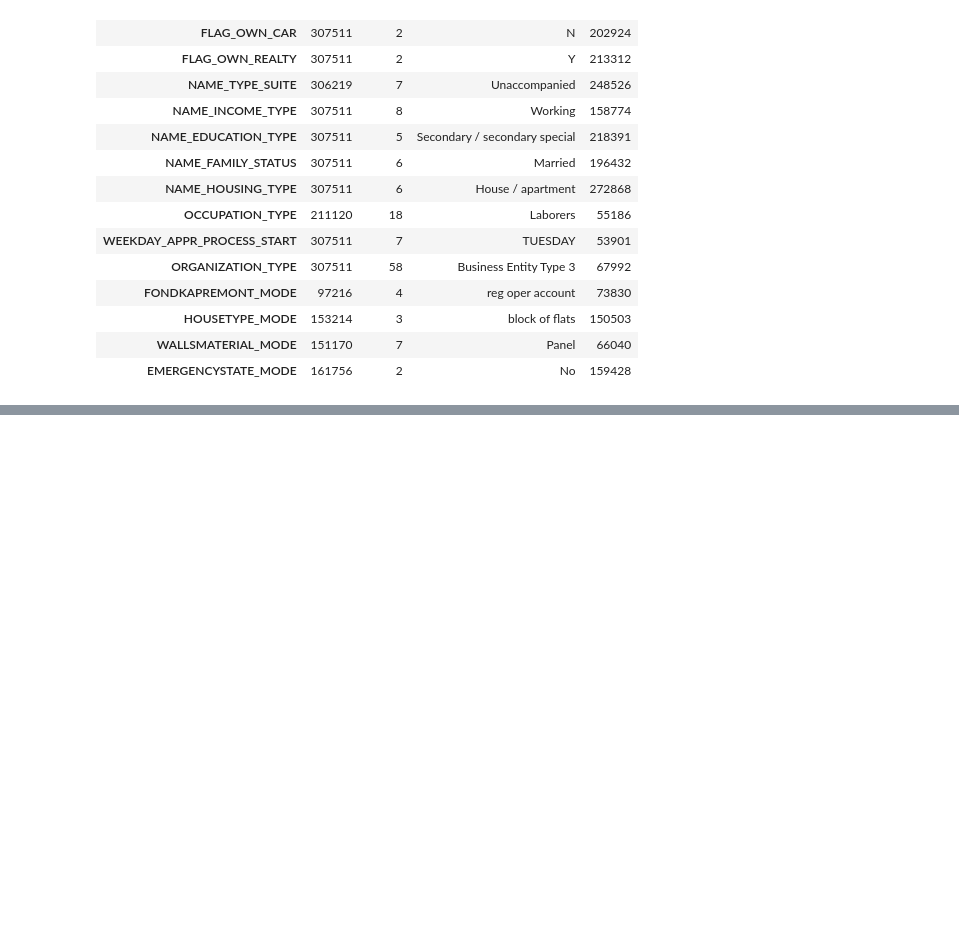
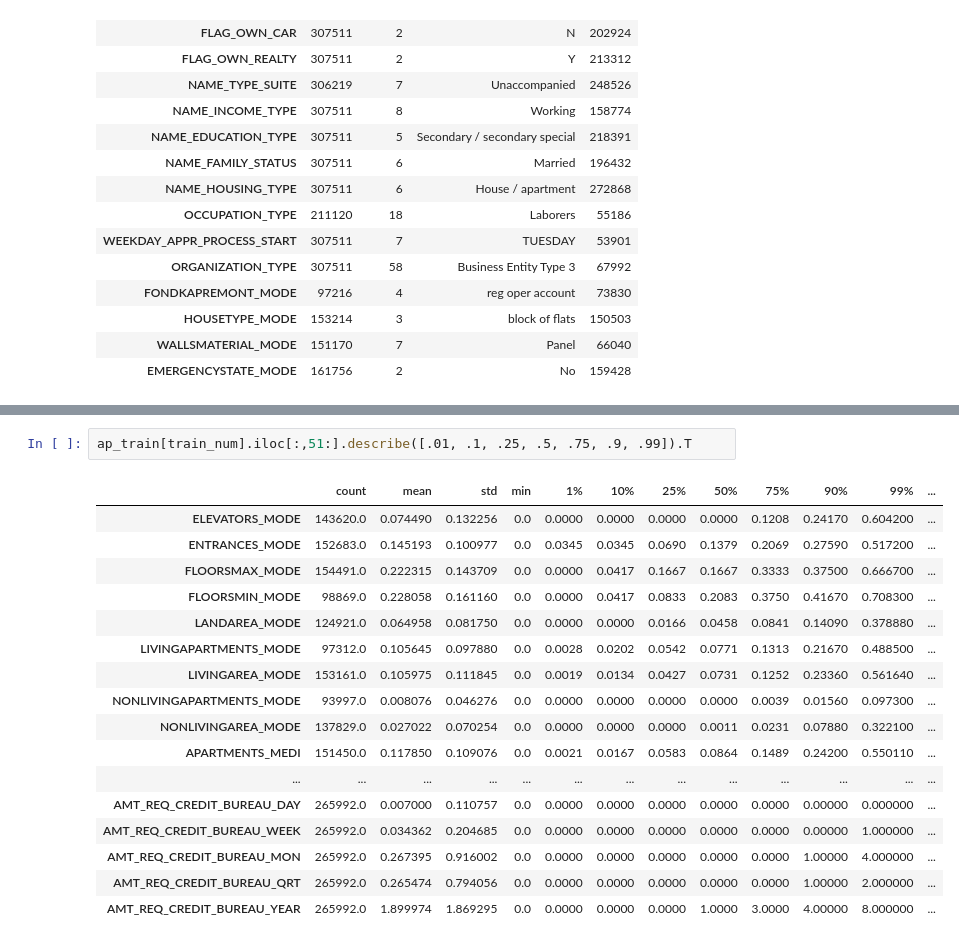
Before and after one commit to oahphan/Home-credit-default-risk, a Jupyter notebook: home_credit_risk.ipynb, the cells around one changed output, grey strips where cells are left out. Drawn from its saved outputs; the diff is of its cells as text; blank space fills up the shorter version.

```diff
--- a/home_credit_risk.ipynb
+++ b/home_credit_risk.ipynb
@@ -806,0 +830,20 @@ ap_train.describe(include = 'O').T
+# %%
+ap_train[train_num].iloc[:,51:].describe([.01, .1, .25, .5, .75, .9, .99]).T
+# %% [output]
+|  | count | mean | std | min | 1% | 10% | 25% | 50% | 75% | 90% | 99% | ... |
+| ELEVATORS_MODE | 143620.0 | 0.074490 | 0.132256 | 0.0 | 0.0000 | 0.0000 | 0.0000 | 0.0000 | 0.1208 | 0.24170 | 0.604200 | ... |
+| ENTRANCES_MODE | 152683.0 | 0.145193 | 0.100977 | 0.0 | 0.0345 | 0.0345 | 0.0690 | 0.1379 | 0.2069 | 0.27590 | 0.517200 | ... |
+| FLOORSMAX_MODE | 154491.0 | 0.222315 | 0.143709 | 0.0 | 0.0000 | 0.0417 | 0.1667 | 0.1667 | 0.3333 | 0.37500 | 0.666700 | ... |
+| FLOORSMIN_MODE | 98869.0 | 0.228058 | 0.161160 | 0.0 | 0.0000 | 0.0417 | 0.0833 | 0.2083 | 0.3750 | 0.41670 | 0.708300 | ... |
+| LANDAREA_MODE | 124921.0 | 0.064958 | 0.081750 | 0.0 | 0.0000 | 0.0000 | 0.0166 | 0.0458 | 0.0841 | 0.14090 | 0.378880 | ... |
+| LIVINGAPARTMENTS_MODE | 97312.0 | 0.105645 | 0.097880 | 0.0 | 0.0028 | 0.0202 | 0.0542 | 0.0771 | 0.1313 | 0.21670 | 0.488500 | ... |
+| LIVINGAREA_MODE | 153161.0 | 0.105975 | 0.111845 | 0.0 | 0.0019 | 0.0134 | 0.0427 | 0.0731 | 0.1252 | 0.23360 | 0.561640 | ... |
+| NONLIVINGAPARTMENTS_MODE | 93997.0 | 0.008076 | 0.046276 | 0.0 | 0.0000 | 0.0000 | 0.0000 | 0.0000 | 0.0039 | 0.01560 | 0.097300 | ... |
+| NONLIVINGAREA_MODE | 137829.0 | 0.027022 | 0.070254 | 0.0 | 0.0000 | 0.0000 | 0.0000 | 0.0011 | 0.0231 | 0.07880 | 0.322100 | ... |
+| APARTMENTS_MEDI | 151450.0 | 0.117850 | 0.109076 | 0.0 | 0.0021 | 0.0167 | 0.0583 | 0.0864 | 0.1489 | 0.24200 | 0.550110 | ... |
+| ... | ... | ... | ... | ... | ... | ... | ... | ... | ... | ... | ... | ... |
+| AMT_REQ_CREDIT_BUREAU_DAY | 265992.0 | 0.007000 | 0.110757 | 0.0 | 0.0000 | 0.0000 | 0.0000 | 0.0000 | 0.0000 | 0.00000 | 0.000000 | ... |
+| AMT_REQ_CREDIT_BUREAU_WEEK | 265992.0 | 0.034362 | 0.204685 | 0.0 | 0.0000 | 0.0000 | 0.0000 | 0.0000 | 0.0000 | 0.00000 | 1.000000 | ... |
+| AMT_REQ_CREDIT_BUREAU_MON | 265992.0 | 0.267395 | 0.916002 | 0.0 | 0.0000 | 0.0000 | 0.0000 | 0.0000 | 0.0000 | 1.00000 | 4.000000 | ... |
+| AMT_REQ_CREDIT_BUREAU_QRT | 265992.0 | 0.265474 | 0.794056 | 0.0 | 0.0000 | 0.0000 | 0.0000 | 0.0000 | 0.0000 | 1.00000 | 2.000000 | ... |
+| AMT_REQ_CREDIT_BUREAU_YEAR | 265992.0 | 1.899974 | 1.869295 | 0.0 | 0.0000 | 0.0000 | 0.0000 | 1.0000 | 3.0000 | 4.00000 | 8.000000 | ... |
```
Also changed, not shown: parts of 11 cells of this notebook.
